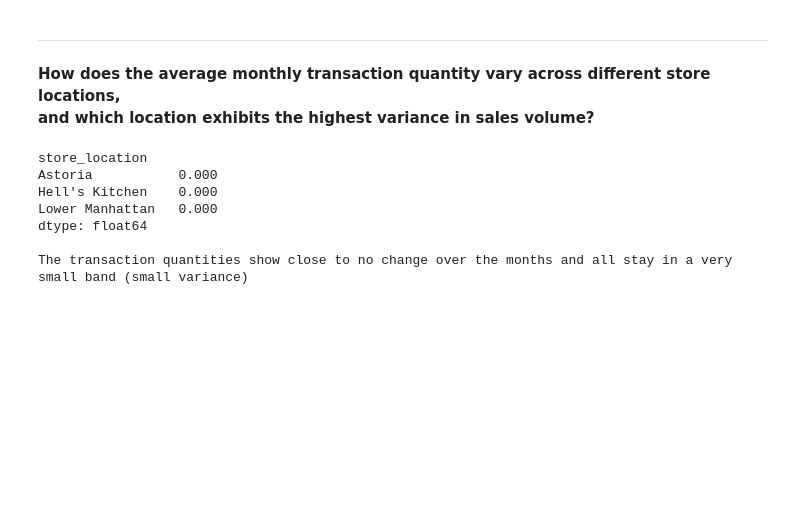
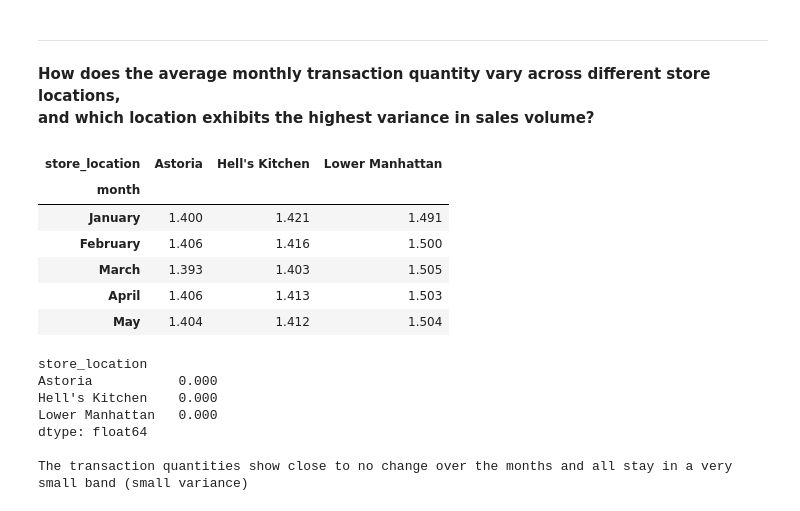
Before and after one commit to Michael-Kornilich/coffee_shop_analysis, a Jupyter notebook: script.ipynb, the cells around one changed output. Cells and saved outputs as stored; diff of their text form; code cells hidden in the pictures; blank space fills up the shorter version.

```diff
--- a/script.ipynb
+++ b/script.ipynb
@@ -43,14 +37,23 @@ records.head()
 and which location exhibits the highest variance in sales volume?**
 # %%
 agg_data = (records
-            .groupby(["store_location",records.index.month], observed=True)["transaction_qty"]
+            .groupby(["store_location", pd.Grouper(freq="ME")], observed=True)["transaction_qty"]
             .mean()
             .unstack()
             .T
            )
 
-agg_data.index = pd.to_datetime(agg_data.index,format="%m").strftime("%B")
+agg_data.index = pd.to_datetime(agg_data.index).strftime("%B")
 agg_data.index.name = "month"
+agg_data.head()
+# %% [output]
+| store_location | Astoria | Hell's Kitchen | Lower Manhattan |
+| month |  |  |  |
+| January | 1.400 | 1.421 | 1.491 |
+| February | 1.406 | 1.416 | 1.500 |
+| March | 1.393 | 1.403 | 1.505 |
+| April | 1.406 | 1.413 | 1.503 |
+| May | 1.404 | 1.412 | 1.504 |
 # %%
 # charting
 ax = plt.subplot()
```
Also changed, not shown: parts of 8 cells of this notebook.
